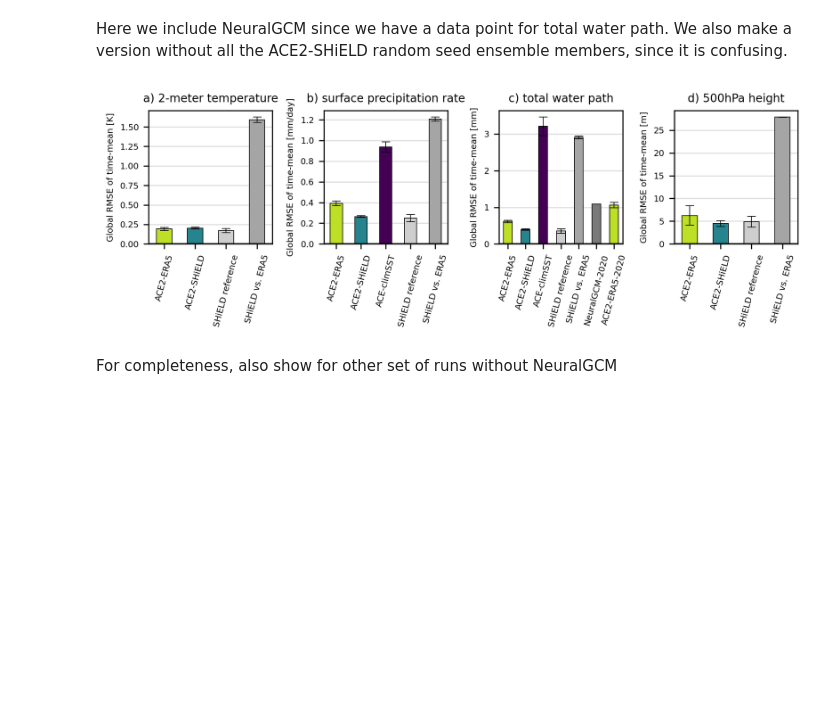
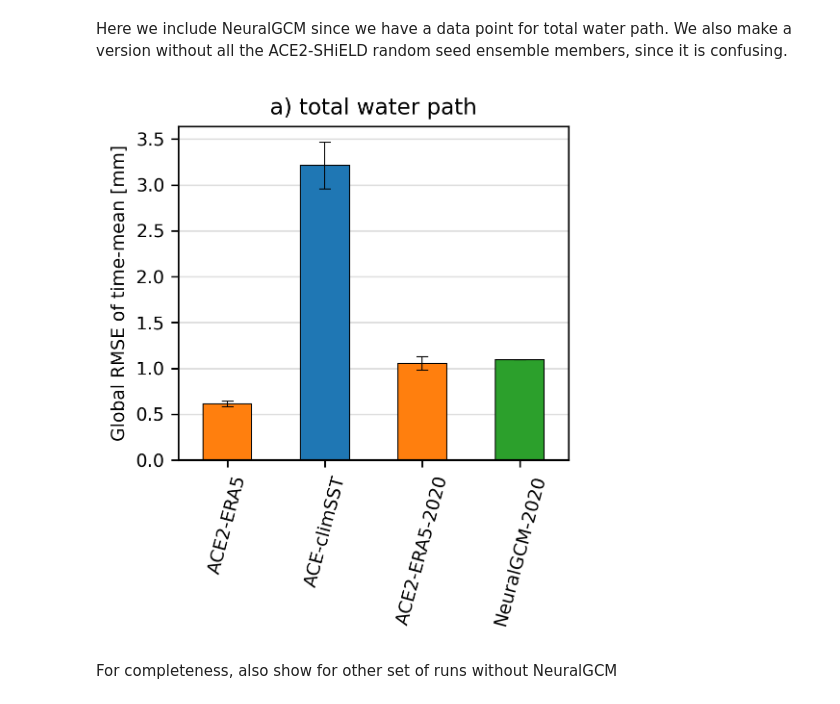
Before and after one commit to ai2cm/ace2-paper, a Jupyter notebook: notebooks/climate_skill_1deg_time_mean_RMSE.ipynb, the cells around one changed output. Cells and saved outputs as stored; diff of their text form; code cells hidden in the pictures; blank space fills up the shorter version.

Commit message:
Modify figures for AGU talk only showing ERA5 results

```diff
--- a/notebooks/climate_skill_1deg_time_mean_RMSE.ipynb
+++ b/notebooks/climate_skill_1deg_time_mean_RMSE.ipynb
@@ -15,6 +15,8 @@ from matplotlib import pyplot as plt
 
 from utils import wandb_to_beaker_experiment, wandb_to_beaker_result, get_wandb_scalar_metrics, savefig, get_color_scheme, DPI, FONTSIZE
 from constants import INFERENCE_COMPARISON_1DEG, ERA5_BEST_INFERENCE_1YR_WANDB_RUN_IDS, WANDB_ENTITY, SECONDS_PER_DAY, WANDB_PROJECT
+
+FONTSIZE += 3
 # %%
 wandb_api = wandb.Api()
 # %%
@@ -179,7 +181,7 @@ def plot_bars(metrics_ds, plot_vars, plot_metric, color_scheme, figsize=FIGSIZE,
             .drop_vars(['metric', 'duration'], errors=False)
         )
         # drop null (all ICs nan) values before bar plot; adjust colors accordingly
-        color_scheme_variable = color_scheme.where(~np.isnan(metric_da.mean('IC')), drop=True)
+        #color_scheme_variable = color_scheme.where(~np.isnan(metric_da.mean('IC')), drop=True)
         metric_da = metric_da.dropna(dim='run_group', how='all')
         # plot mean of ICs with std dev errorbars
         metric_ic_mean = metric_da.mean('IC')
@@ -189,7 +191,7 @@ def plot_bars(metrics_ds, plot_vars, plot_metric, color_scheme, figsize=FIGSIZE,
         metric_ic_mean.to_series().plot.bar(
             yerr=yerr,
             ax=ax,
-            color=color_scheme_variable.values,
+            color=color_scheme,
             error_kw=dict(
                 capsize=3,
                 capthick=0.5,
@@ -235,18 +237,24 @@ fig = plot_bars(all_metrics_ds[run_names_except_neuralGCM].sel(duration=duration
 Here we include NeuralGCM since we have a data point for total water path. We also make a version without all the ACE2-SHiELD random seed ensemble members, since it is confusing.
 # %%
 plot_metric = TIME_MEAN_METRICS[1] # RMSE
-plot_vars = TIME_MEAN_EVAL_VARS
+plot_vars = [TIME_MEAN_EVAL_VARS[2]] # total water path
+desired_run_indices = [0, 2, 6, 5]
+desired_run_names = [run_names_with_neuralGCM[i] for i in desired_run_indices]
+desired_color_scheme = ['tab:orange', 'tab:blue', 'tab:orange', 'tab:green']
 duration = '10yr'
 fig = plot_bars(
-    all_metrics_ds[run_names_with_neuralGCM].sel(duration=duration),
+    all_metrics_ds[desired_run_names].sel(duration=duration),
     plot_vars,
     plot_metric,
-    color_scheme_with_neuralGCM,
-    ylim=(0, None)
+    desired_color_scheme,
+    ylim=(0, None),
+    figsize=(3.5, 4),
 )
-savefig(fig, 'climate_skill_1deg_time_mean_RMSE_10yr.png')
+fig.axes[0].set_facecolor('white')
+fig.patch.set_alpha(0.0)
+savefig(fig, 'climate_skill_1deg_time_mean_RMSE_10yr.png', transparent=False)
 # %% [output]
-[figure, old version]
+[figure, new version]
 # %% [markdown]
 For completeness, also show for other set of runs without NeuralGCM
 # %%
```
Also changed, not shown: 11 other files.
